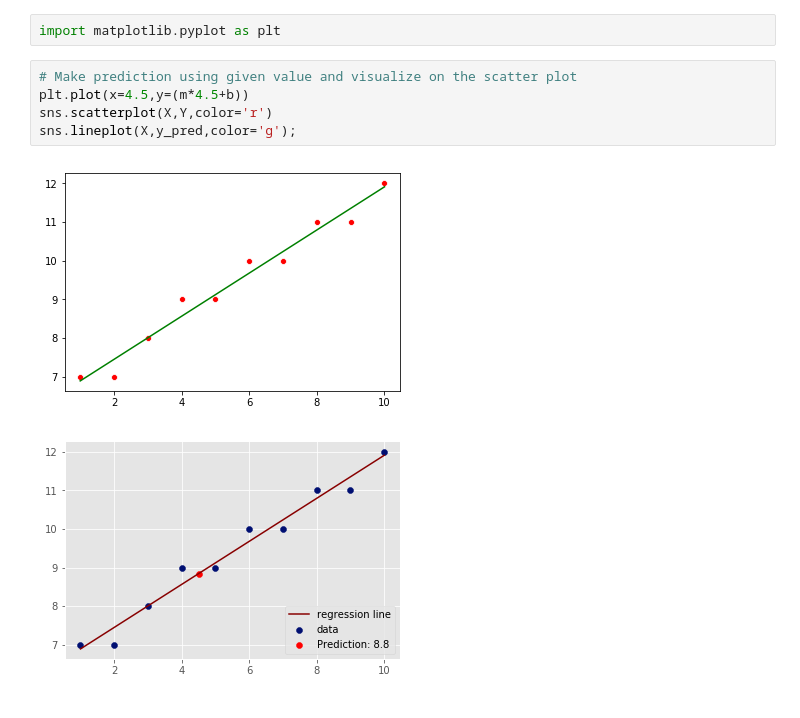
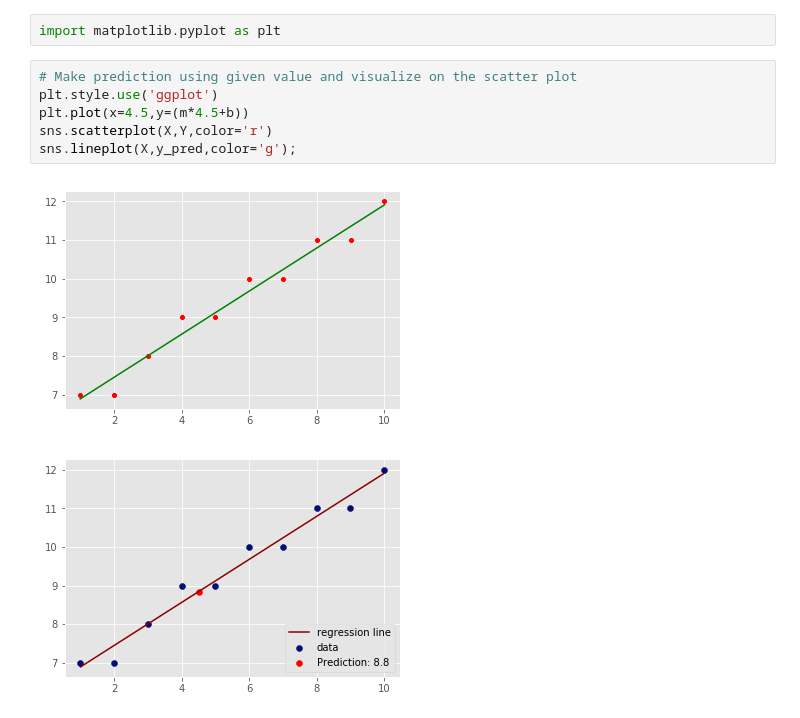
Before and after one commit to danjizquierdo/dsc-0-10-10-complete-regression-nyc-ds-career-012819, a Jupyter notebook: index.ipynb, the cells around one changed output. Saved outputs shown, nothing was run; the diff lists cells and outputs as text.

```diff
--- a/index.ipynb
+++ b/index.ipynb
@@ -102,11 +102,12 @@ Predict and plot the value of y using regression line above for a new value of x
 import matplotlib.pyplot as plt
 # %%
 # Make prediction using given value and visualize on the scatter plot
+plt.style.use('ggplot')
 plt.plot(x=4.5,y=(m*4.5+b))
 sns.scatterplot(X,Y,color='r')
 sns.lineplot(X,y_pred,color='g');
 # %% [output]
-[figure, old version]
+[figure, new version]
 # %%
 # %% [output]
 [figure]
```
